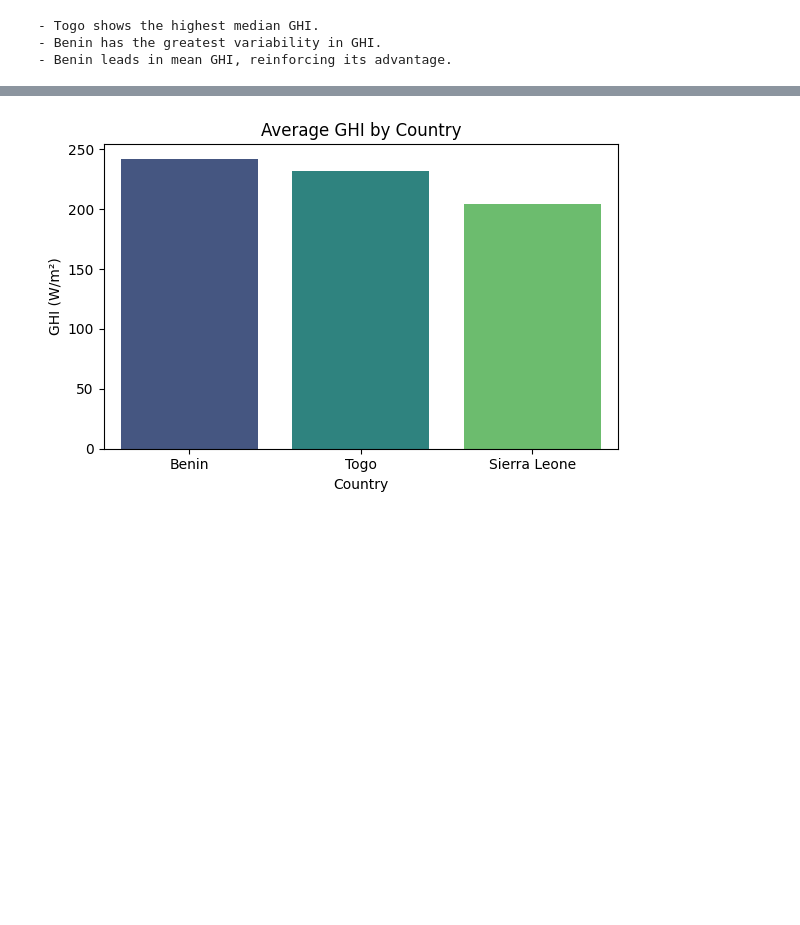
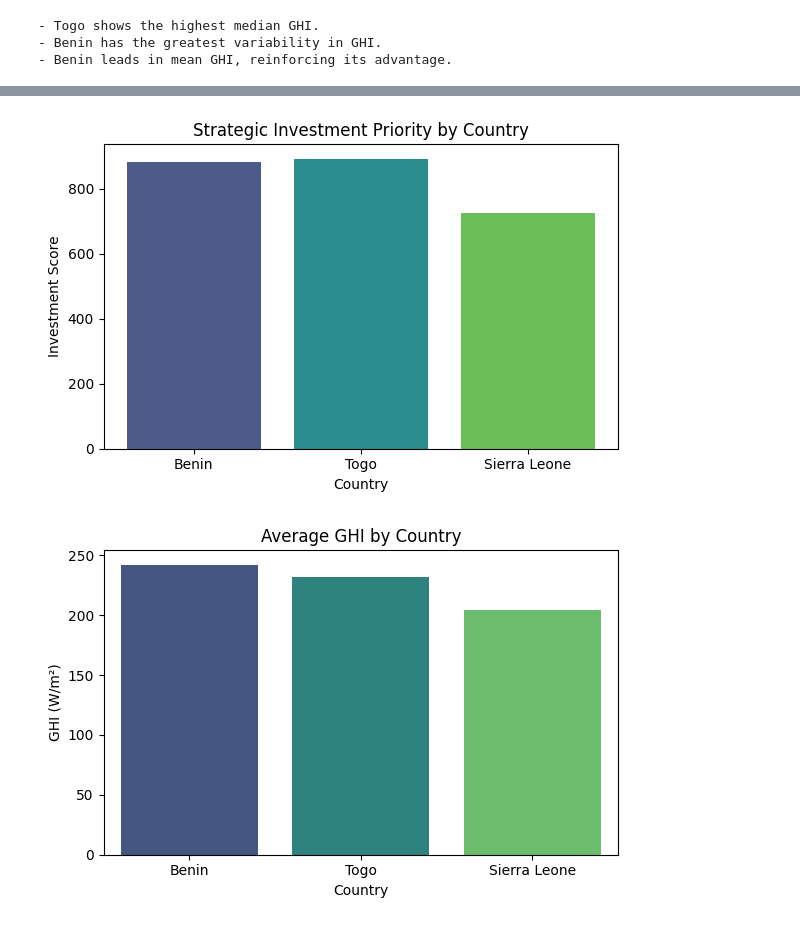
Before and after one commit to gashawbekele06/solar-challenge-week0, a Jupyter notebook: notebooks/compare-countries.ipynb, the cells around one changed output, grey strips where cells are left out. Cells and saved outputs as stored; diff of their text form; code cells hidden in the pictures; blank space fills up the shorter version.

```diff
--- a/notebooks/compare-countries.ipynb
+++ b/notebooks/compare-countries.ipynb
@@ -79,3 +197,33 @@ for o in obs:
+# %%
+# Example investment scores (replace with actual computed values)
+# Function to calculate score
+def calculate_score(df):
+    df = df[(df["GHI"] > 0) & (df["DNI"] > 0)]  # Remove invalid values
+    avg_ghi = df["GHI"].mean()
+    avg_dni = df["DNI"].mean()
+    return avg_ghi + avg_dni
+
+# Calculate scores
+scores = {
+    "Benin": calculate_score(benin),
+    "Togo": calculate_score(togo),
+    "Sierra Leone": calculate_score(sierra_leone)
+}
+#print(scores)
+
+# Convert to DataFrame
+df = pd.DataFrame(list(scores.items()), columns=["Country", "Investment Score"])
+
+# Plot bar chart
+plt.figure(figsize=(6, 4))
+plt.bar(df["Country"], df["Investment Score"], color=["#4C5B8A", "#2A8C8C", "#6BBF59"])
+plt.title("Strategic Investment Priority by Country")
+plt.xlabel("Country")
+plt.ylabel("Investment Score")
+plt.tight_layout()
+plt.show()
+# %% [output]
+[figure, added]
 # %%
 # Visual Summary using Bar chart ranking countries by average GHI
 avg_ghi = (
```
Also changed, not shown: parts of 3 cells of this notebook, 5 other files.
